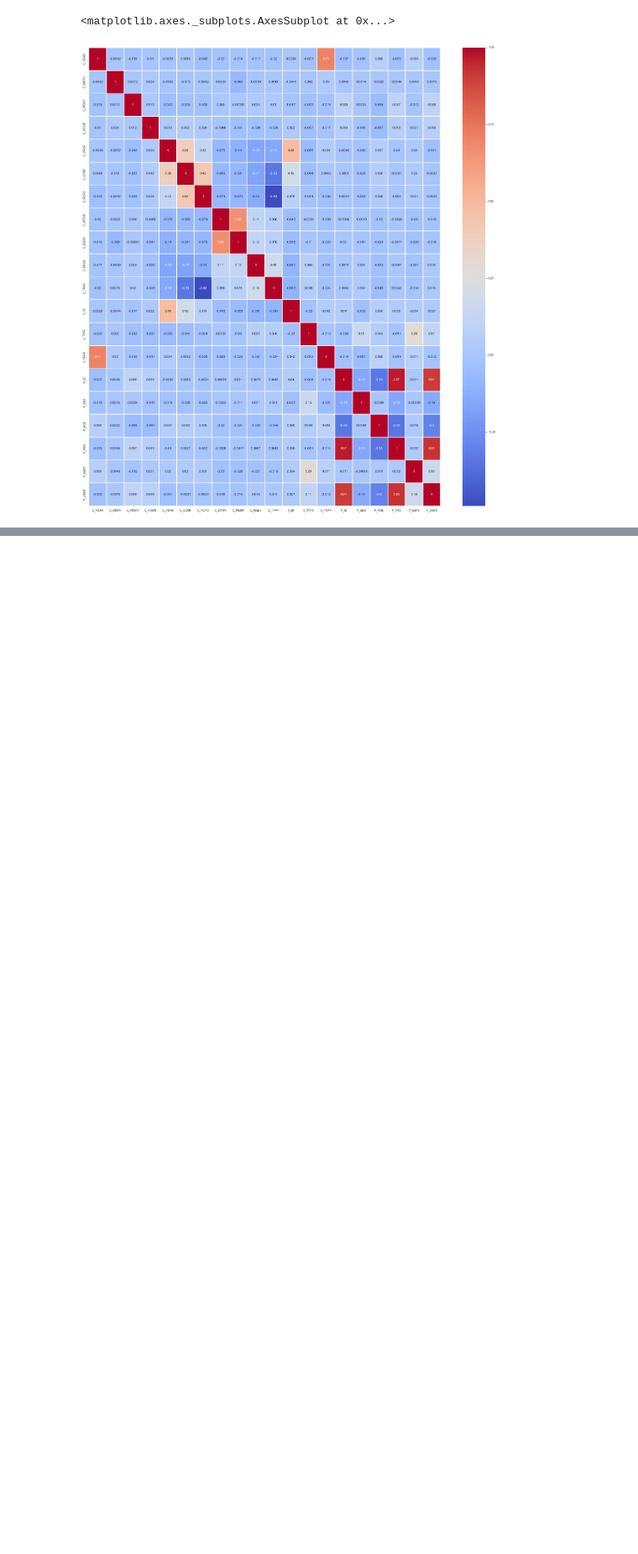
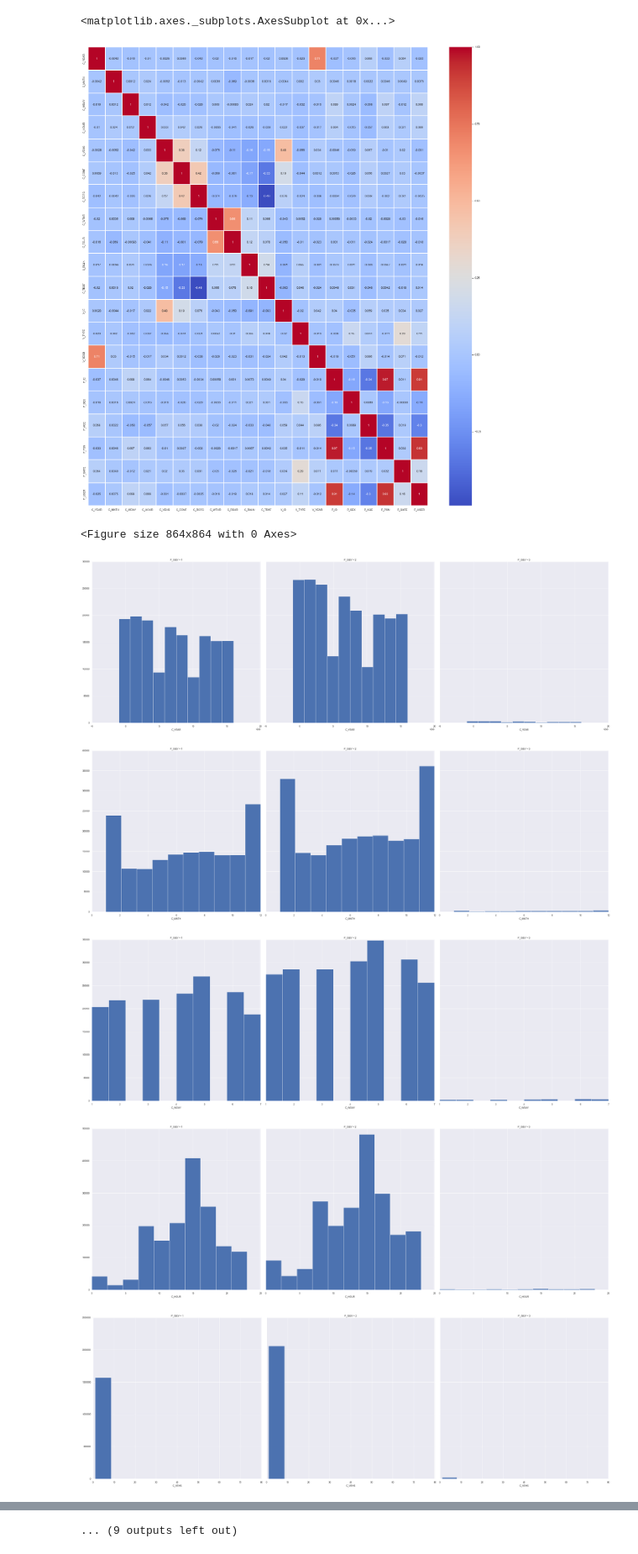
Before and after one commit to pgunabal/Capstone_CKME136_Winter_2018, a Jupyter notebook: CKME136_2018_Exploratory_Data_Analysis.ipynb, the cells around one changed output, grey strips where cells are left out. Shown at 84% size. Cells and saved outputs as stored; diff of their text form; code cells hidden in the pictures; blank space fills up the shorter version.

```diff
--- a/CKME136_2018_Exploratory_Data_Analysis.ipynb
+++ b/CKME136_2018_Exploratory_Data_Analysis.ipynb
@@ -463,7 +461,7 @@ g.set_xticklabels(step=1)
 
 plt.figure(figsize=(5,10))
 for col in df.columns:
-    g = sns.catplot(col, data=df, kind="box", orient="v", height = 10, aspect = 0.25)
+    g = sns.catplot(col, data=df, kind="box", orient="v", height = 8, aspect = 0.25)
     g.set_xticklabels(step=1)
 
     h = sns.catplot(x = 'P_ISEV', y = col, data=df, kind="box", orient="v", height = 15, aspect = 0.6, legend = True)
@@ -494,6 +492,15 @@ sns.heatmap(df[corr_col].astype('int').corr(method='spearman'),cmap='coolwarm',a
 # %%
 #sns.pairplot(df,hue='P_ISEV',palette='coolwarm', height = 20, linecolor='white',linewidths=1)
 # %%
-#plt.figure(figsize=(10,10))
-#k = sns.FacetGrid(df, col="C_WDAY",  row="P_ISEV")
-#k = k.map(plt.hist, "P_ISEV")
+plt.figure(figsize=(12,12))
+
+for col in df.columns[0:len(df.columns)-1]:
+    k = sns.FacetGrid(df, col="P_ISEV", height = 10, aspect=1)
+    k = k.map(plt.hist, col)
+# %% [output]
+<Figure size 864x864 with 0 Axes>
+[figure, added]
+[figure, added]
+[figure, added]
+[figure, added]
+[figure, added]
@@ -499,0 +513 @@ sns.heatmap(df[corr_col].astype('int').corr(method='spearman'),cmap='coolwarm',a
+... (9 outputs left out)
```
Also changed, not shown: parts of 13 cells of this notebook.
